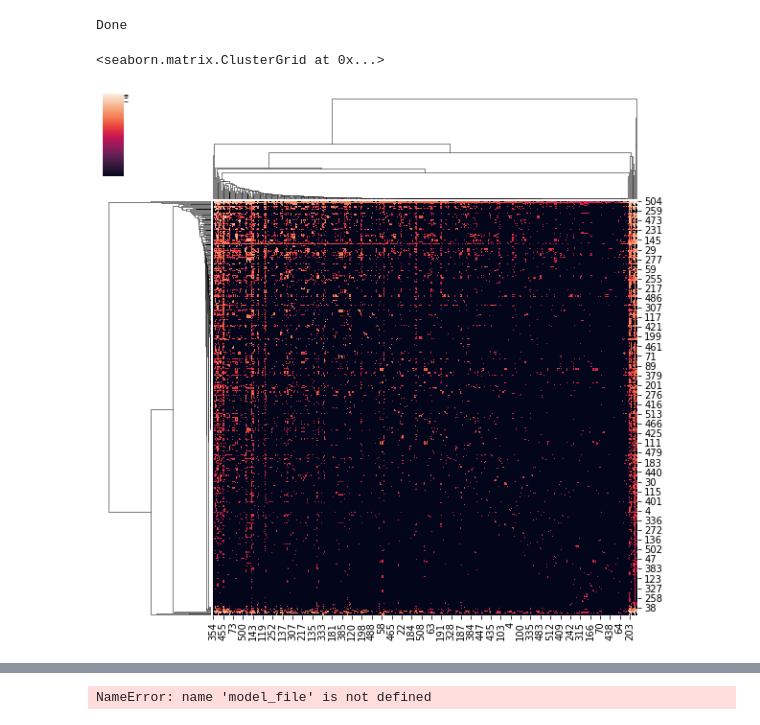
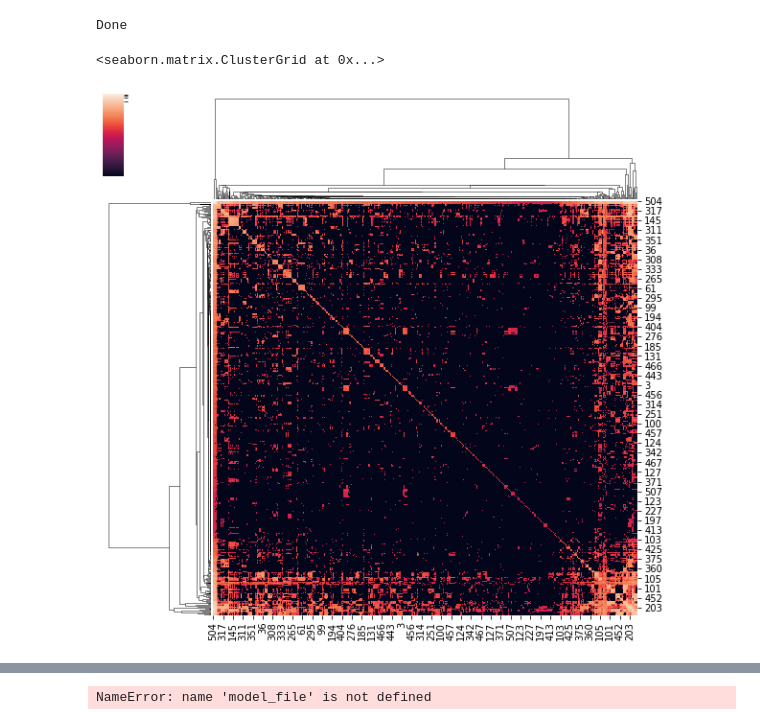
Before and after one commit to edridgedsouza/anki-network, a Jupyter notebook: Scratchpad.ipynb, the cells around one changed output, grey strips where cells are left out. Drawn from its saved outputs; the diff is of its cells as text; code cells hidden in the pictures.

Commit message:
Make matrix symmetrical

```diff
--- a/Scratchpad.ipynb
+++ b/Scratchpad.ipynb
@@ -66,6 +66,25 @@ class Helpers(object):
         s1 = set(list1)
         s2 = set(list2)
         return len(s1.intersection(s2))
+
+    @staticmethod
+    def mirror_matrix(coo_mat):
+        coo = coo_mat.copy()
+        l = coo.shape[0]
+        w = coo.shape[1]
+        assert l == w, 'Matrix must be square'
+        for i in tqdm(range(l), 'Mirroring matrix'):
+            for j in range(l):
+                ij = tmp[i, j]
+                ji = tmp[j, i]
+                if ij != ji:
+                    if ij == 0:
+                        coo[i,j] = ji
+                    elif ji == 0:
+                        coo[j,i] = ij
+                    else:
+                        raise ValueError(f'At i={i} and j={j} there are conflicting values of {ij} and {ji}.')
+        return coo
 # %%
 class SQL(object):
     DELAY = 0.5  # Just for display purposes
@@ -531,19 +548,22 @@ Done
 # %%
 import seaborn as sns
 from matplotlib.colors import LogNorm, Normalize, PowerNorm
 
 all_tags = list(x.sql.execute('select * from tags')['tag'])
 n_tags = len(all_tags)
 sim = x.sql.execute('select * from tag_sim').copy()
 sim.tag_a = sim.tag_a.map(lambda tag: all_tags.index(tag))
 sim.tag_b = sim.tag_b.map(lambda tag: all_tags.index(tag))
 
 
-from scipy.sparse import coo_matrix
+from scipy.sparse import coo_matrix, dok_matrix
+
+# https://docs.scipy.org/doc/scipy/reference/generated/scipy.sparse.dok_array.html#scipy.sparse.dok_array
 
 tmp = coo_matrix((sim.value, (sim.tag_a, sim.tag_b)), shape=(n_tags, n_tags)).toarray()
+tmp = Helpers.mirror_matrix(tmp)
 
 sns.clustermap(tmp + 0.0001, norm=LogNorm())
 # %% [output]
 <seaborn.matrix.ClusterGrid at 0x...>
-[figure, old version]
+[figure, new version]
```
Also changed, not shown: parts of 4 cells of this notebook.
